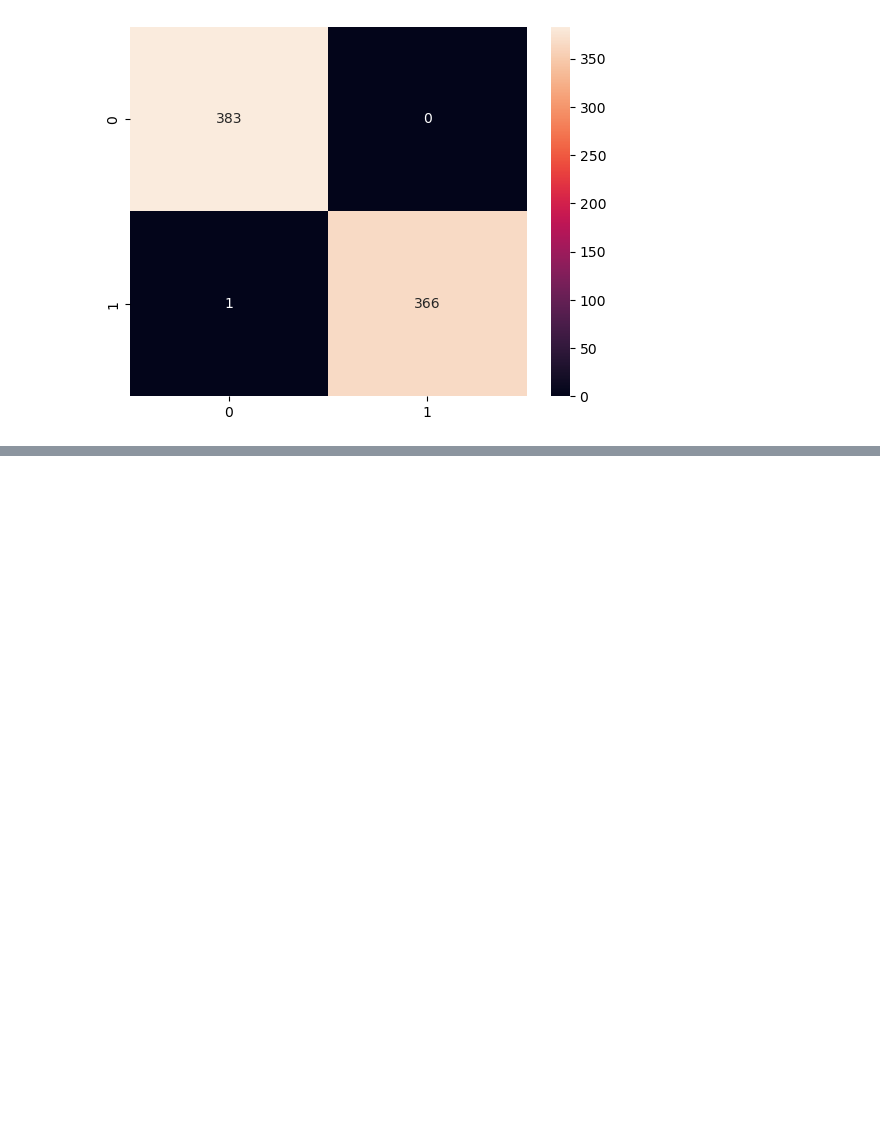
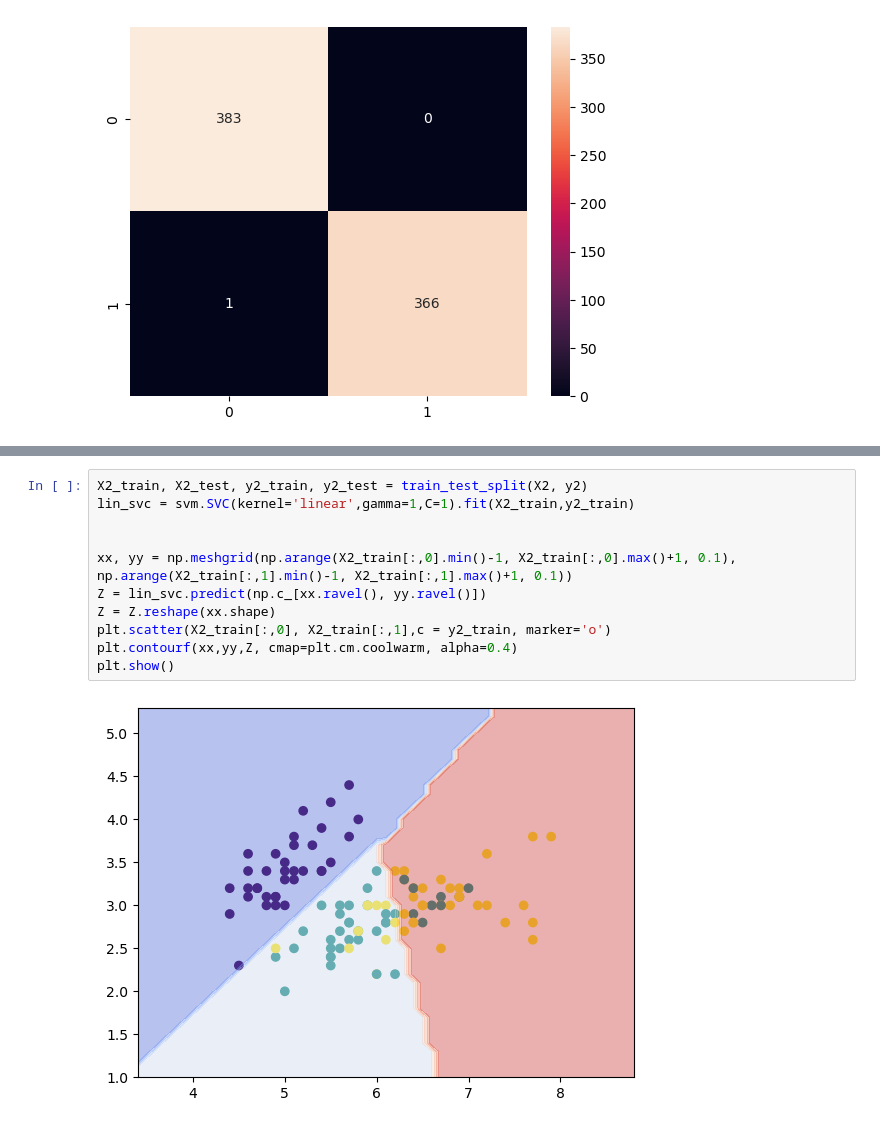
Before and after one commit to adamlewy3/Python-Projects, a Jupyter notebook: SVM Project.ipynb, the cells around one changed output, grey strips where cells are left out. Saved outputs shown, nothing was run; the diff lists cells and outputs as text; blank space fills up the shorter version.

```diff
--- a/SVM Project.ipynb
+++ b/SVM Project.ipynb
@@ -171,0 +193,13 @@ A benefit of SVM's is that they natively support multilabel classification. I wi
+# %%
+X2_train, X2_test, y2_train, y2_test = train_test_split(X2, y2)
+lin_svc = svm.SVC(kernel='linear',gamma=1,C=1).fit(X2_train,y2_train)
+
+
+xx, yy = np.meshgrid(np.arange(X2_train[:,0].min()-1, X2_train[:,0].max()+1, 0.1), np.arange(X2_train[:,1].min()-1, X2_train[:,1].max()+1, 0.1))
+Z = lin_svc.predict(np.c_[xx.ravel(), yy.ravel()])
+Z = Z.reshape(xx.shape)
+plt.scatter(X2_train[:,0], X2_train[:,1],c = y2_train, marker='o')
+plt.contourf(xx,yy,Z, cmap=plt.cm.coolwarm, alpha=0.4)
+plt.show()
+# %% [output]
+[figure, added]
```
Also changed, not shown: parts of 10 cells of this notebook.
